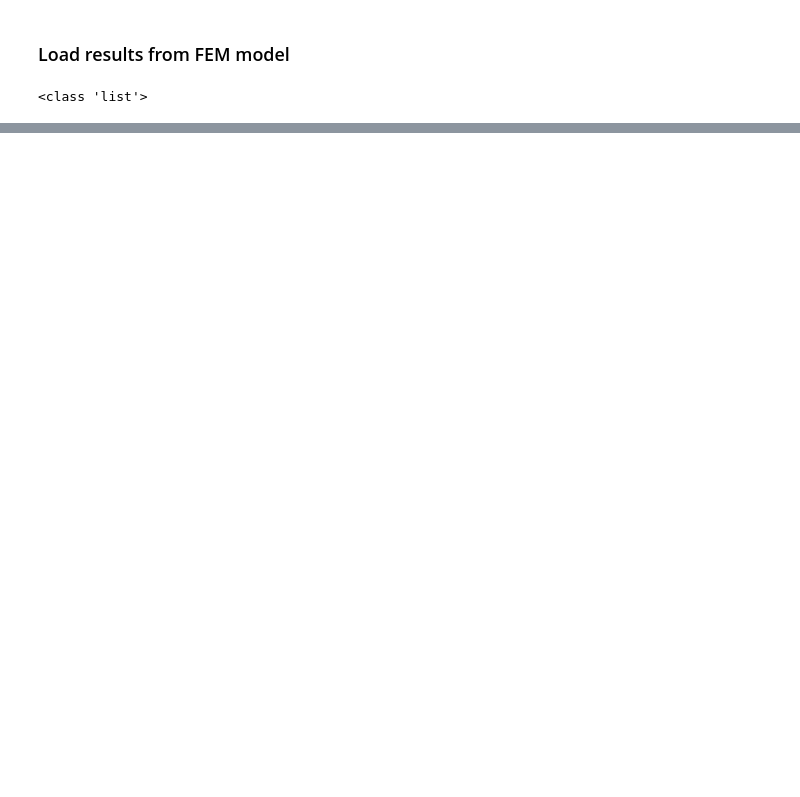
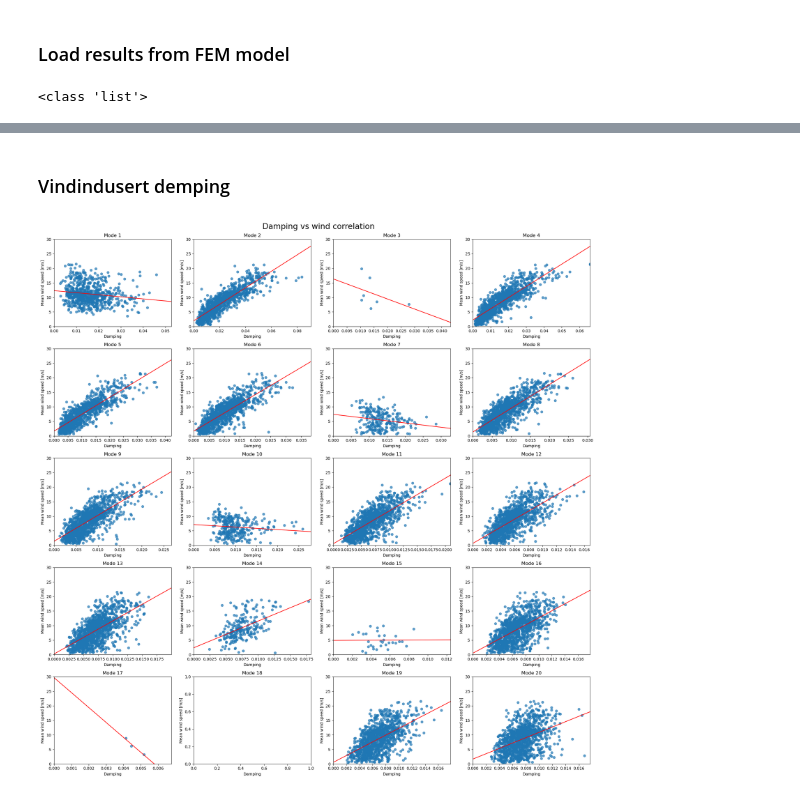
Before and after one commit to emilnebb/AOMA_Halogaland, a Jupyter notebook: src/AOMA/Result_exploration/AOMA_vs_FEM.ipynb, the cells around one changed output, grey strips where cells are left out. Drawn from its saved outputs; the diff is of its cells as text; code cells hidden in the pictures; blank space fills up the shorter version.

```diff
--- a/src/AOMA/Result_exploration/AOMA_vs_FEM.ipynb
+++ b/src/AOMA/Result_exploration/AOMA_vs_FEM.ipynb
@@ -149,0 +55,7 @@ plt.show()
+# %% [markdown]
+### Vindindusert demping
+# %%
+damp_vs_wind = tracer.plot_damp_vs_wind_corr(mean_wind_speed)
+plt.savefig('wind_induced_damping.jpg')
+# %% [output]
+[figure, added]
```
Also changed, not shown: parts of 15 cells of this notebook.
